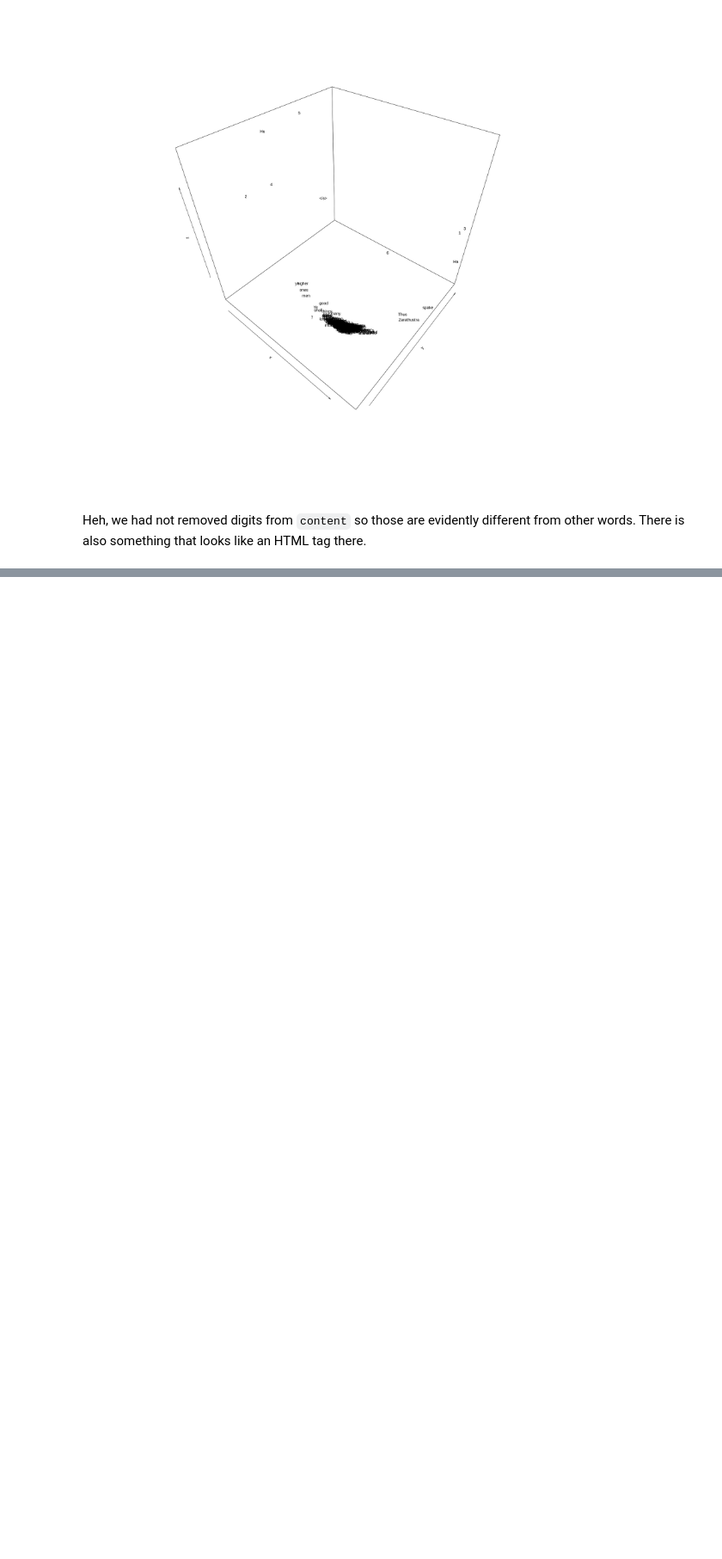
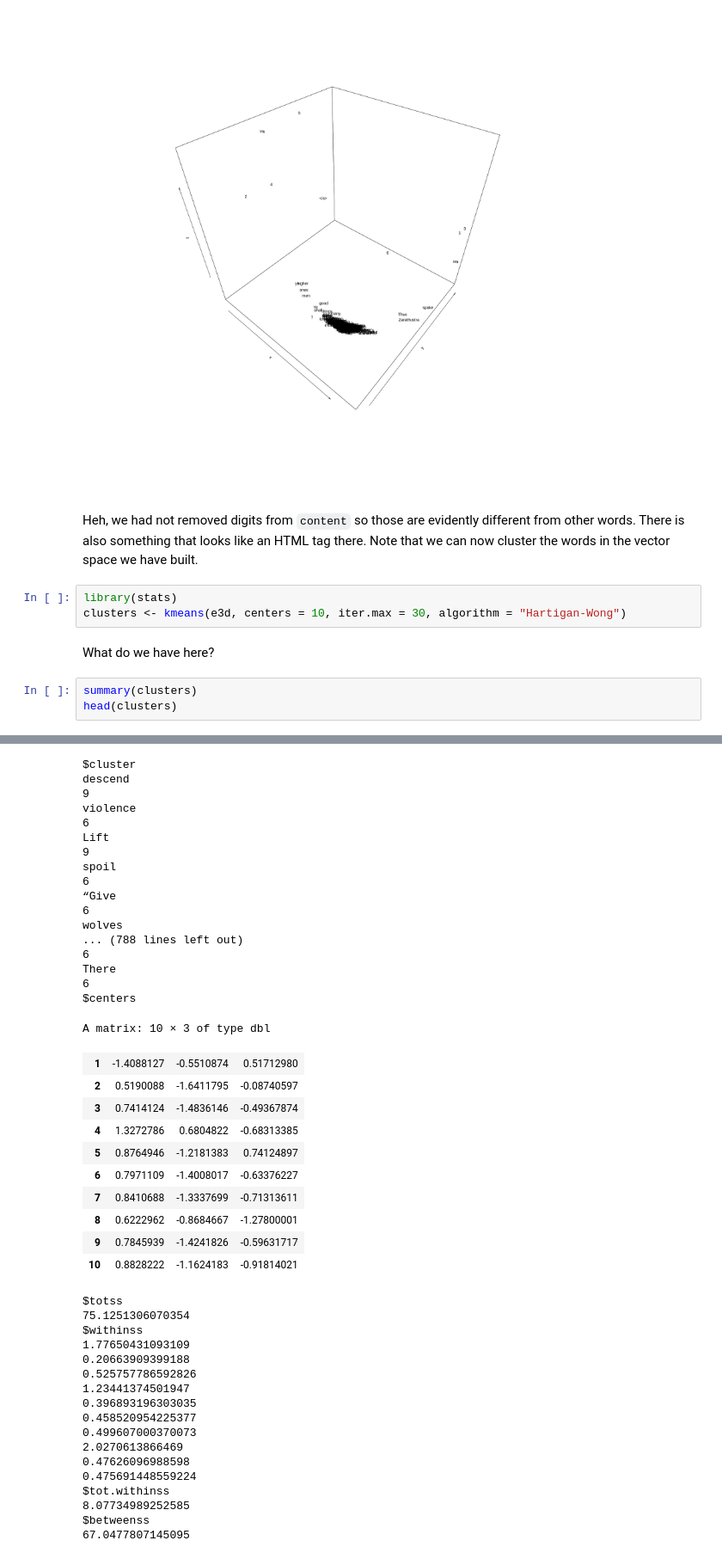
Before and after one commit to satuelisa/NLPF, a Jupyter notebook: NLPF_08_R.ipynb, the cells around one changed output, grey strips where cells are left out. Shown at 86% size. Saved outputs shown, nothing was run; the diff lists cells and outputs as text; blank space fills up the shorter version.

```diff
--- a/NLPF_08_R.ipynb
+++ b/NLPF_08_R.ipynb
@@ -635,4 +635,13 @@ text3D(e3d[, 1], e3d[, 2], e3d[, 3], labels = rownames(e3d))
 # %% [output]
 [figure]
 # %% [markdown]
-Heh, we had not removed digits from `content` so those are evidently different from other words. There is also something that looks like an HTML tag there.
+Heh, we had not removed digits from `content` so those are evidently different from other words. There is also something that looks like an HTML tag there. Note that we can now cluster the words in the vector space we have built.
+# %%
+library(stats)
+clusters <- kmeans(e3d, centers = 10, iter.max = 30, algorithm = "Hartigan-Wong")
+# %% [markdown]
+What do we have here?
+# %%
+summary(clusters)
+head(clusters)
+# %% [output]
@@ -638,0 +658,45 @@ Heh, we had not removed digits from `content` so those are evidently different f
+$cluster
+descend
+9
+violence
+6
+Lift
+9
+spoil
+6
+“Give
+6
+wolves
+... (788 lines left out)
+6
+There
+6
+$centers
+A matrix: 10 × 3 of type dbl
+| 1 | -1.4088127 | -0.5510874 | 0.51712980 |
+| 2 | 0.5190088 | -1.6411795 | -0.08740597 |
+| 3 | 0.7414124 | -1.4836146 | -0.49367874 |
+| 4 | 1.3272786 | 0.6804822 | -0.68313385 |
+| 5 | 0.8764946 | -1.2181383 | 0.74124897 |
+| 6 | 0.7971109 | -1.4008017 | -0.63376227 |
+| 7 | 0.8410688 | -1.3337699 | -0.71313611 |
+| 8 | 0.6222962 | -0.8684667 | -1.27800001 |
+| 9 | 0.7845939 | -1.4241826 | -0.59631717 |
+| 10 | 0.8828222 | -1.1624183 | -0.91814021 |
+$totss
+75.1251306070354
+$withinss
+1.77650431093109
+0.20663909399188
+0.525757786592826
+1.23441374501947
+0.396893196303035
+0.458520954225377
+0.499607000370073
+2.0270613866469
+0.47626096988598
+0.475691448559224
+$tot.withinss
+8.07734989252585
+$betweenss
+67.0477807145095
```
Also changed, not shown: parts of 5 cells of this notebook.
